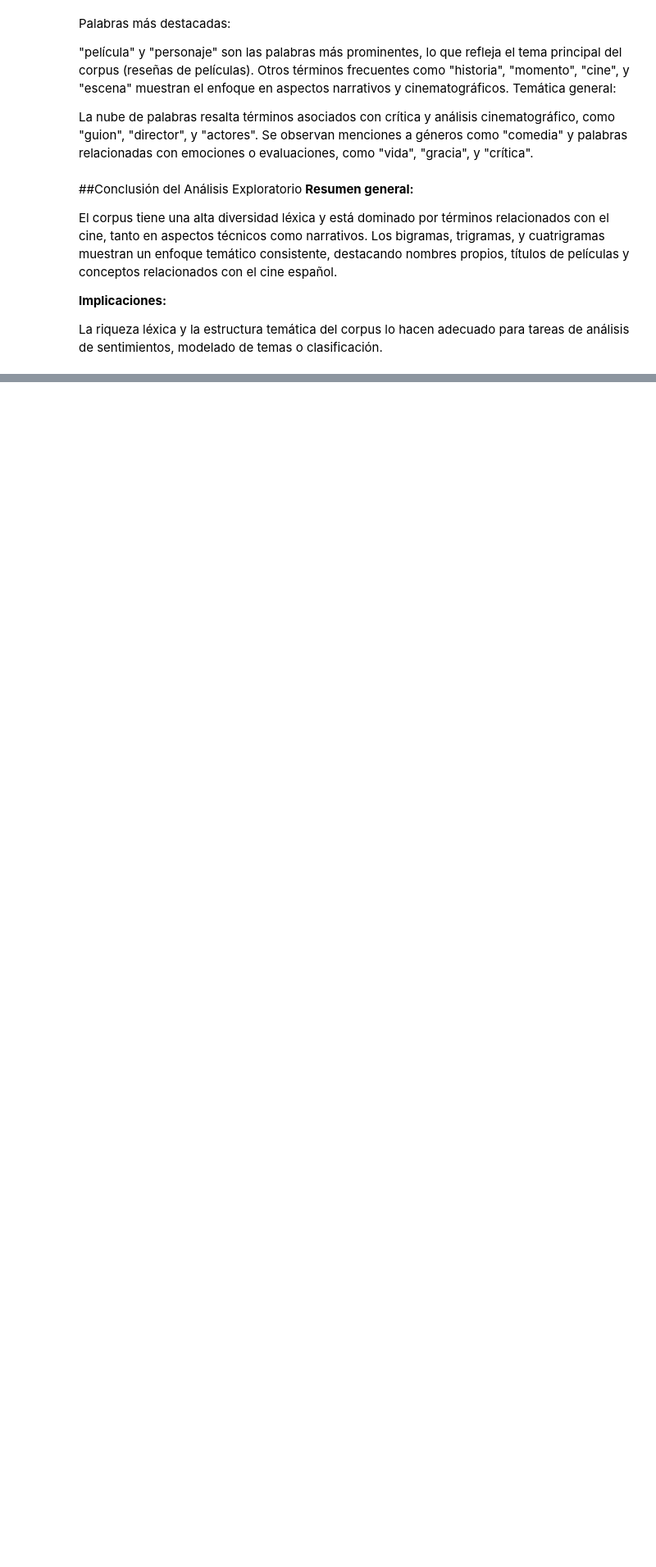
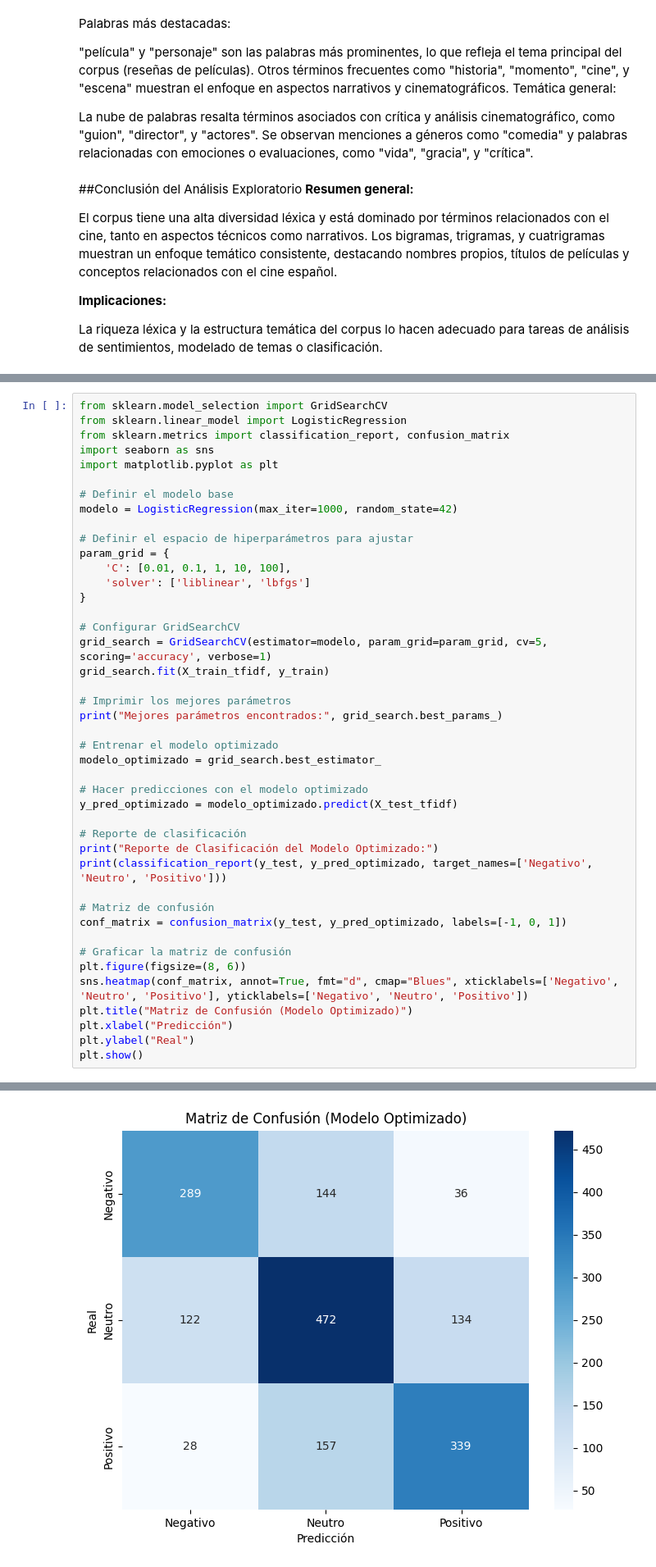
Before and after one commit to tdiego74/Clase_Data_Science_III_PBLC, a Jupyter notebook: Proyecto_DS_III_Entrega_Final_Tocci.ipynb, the cells around one changed output, grey strips where cells are left out. Shown at 82% size. Drawn from its saved outputs; the diff is of its cells as text; blank space fills up the shorter version.

```diff
--- a/Proyecto_DS_III_Entrega_Final_Tocci.ipynb
+++ b/Proyecto_DS_III_Entrega_Final_Tocci.ipynb
@@ -617,0 +862,44 @@ La riqueza léxica y la estructura temática del corpus lo hacen adecuado para t
+# %%
+from sklearn.model_selection import GridSearchCV
+from sklearn.linear_model import LogisticRegression
+from sklearn.metrics import classification_report, confusion_matrix
+import seaborn as sns
+import matplotlib.pyplot as plt
+
+# Definir el modelo base
+modelo = LogisticRegression(max_iter=1000, random_state=42)
+
+# Definir el espacio de hiperparámetros para ajustar
+param_grid = {
+    'C': [0.01, 0.1, 1, 10, 100],
+    'solver': ['liblinear', 'lbfgs']
+}
+
+# Configurar GridSearchCV
+grid_search = GridSearchCV(estimator=modelo, param_grid=param_grid, cv=5, scoring='accuracy', verbose=1)
+grid_search.fit(X_train_tfidf, y_train)
+
+# Imprimir los mejores parámetros
+print("Mejores parámetros encontrados:", grid_search.best_params_)
+
+# Entrenar el modelo optimizado
+modelo_optimizado = grid_search.best_estimator_
+
+# Hacer predicciones con el modelo optimizado
+y_pred_optimizado = modelo_optimizado.predict(X_test_tfidf)
+
+# Reporte de clasificación
+print("Reporte de Clasificación del Modelo Optimizado:")
+print(classification_report(y_test, y_pred_optimizado, target_names=['Negativo', 'Neutro', 'Positivo']))
+
+# Matriz de confusión
+conf_matrix = confusion_matrix(y_test, y_pred_optimizado, labels=[-1, 0, 1])
+
+# Graficar la matriz de confusión
+plt.figure(figsize=(8, 6))
+sns.heatmap(conf_matrix, annot=True, fmt="d", cmap="Blues", xticklabels=['Negativo', 'Neutro', 'Positivo'], yticklabels=['Negativo', 'Neutro', 'Positivo'])
+plt.title("Matriz de Confusión (Modelo Optimizado)")
+plt.xlabel("Predicción")
+plt.ylabel("Real")
+plt.show()
+# %% [output]
@@ -617,0 +918 @@ La riqueza léxica y la estructura temática del corpus lo hacen adecuado para t
+[figure, added]
```
Also changed, not shown: parts of 20 cells of this notebook.
